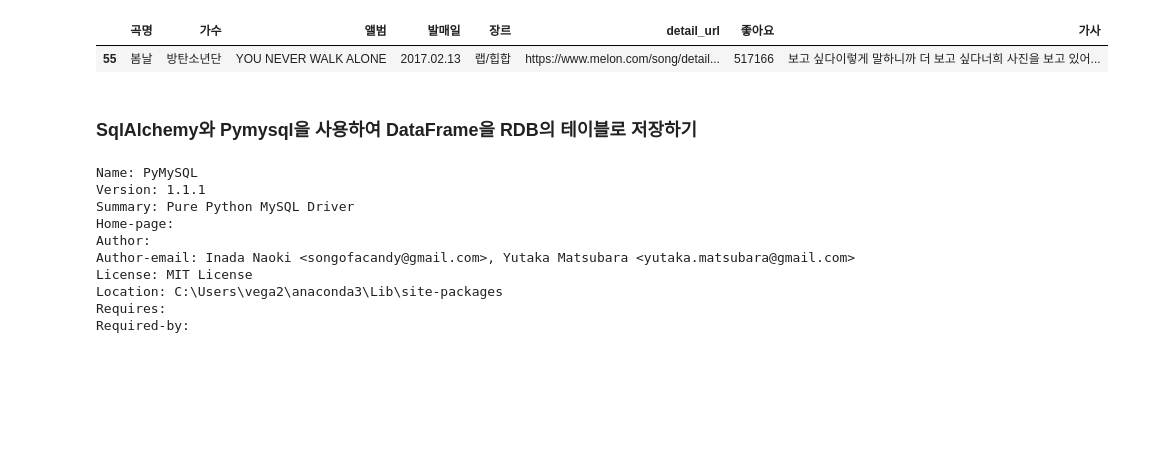
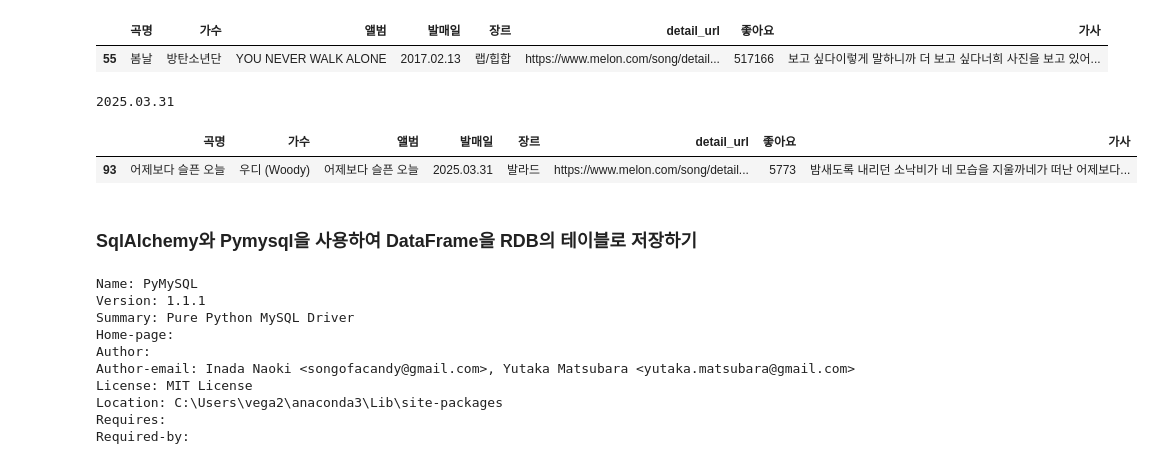
Before and after one commit to J-millar99/Python_Webscraping_Analysis, a Jupyter notebook: 04.Melon100차트_데이터파싱_DB저장.ipynb, the cells around one changed output. Cells and saved outputs as stored; diff of their text form; code cells hidden in the pictures; blank space fills up the shorter version.

```diff
--- a/04.Melon100차트_데이터파싱_DB저장.ipynb
+++ b/04.Melon100차트_데이터파싱_DB저장.ipynb
@@ -317,3 +322,10 @@ mean_list_value = song_df['좋아요'].mean()
+# %%
+print(song_df['발매일'].max())
+song_df.loc[song_df['발매일'].max() == song_df['발매일']]
+# %% [output]
+2025.03.31
+|  | 곡명 | 가수 | 앨범 | 발매일 | 장르 | detail_url | 좋아요 | 가사 |
+| 93 | 어제보다 슬픈 오늘 | 우디 (Woody) | 어제보다 슬픈 오늘 | 2025.03.31 | 발라드 | https://www.melon.com/song/detail... | 5773 | 밤새도록 내리던 소낙비가 네 모습을 지울까네가 떠난 어제보다... |
 # %% [markdown]
 ### SqlAlchemy와 Pymysql을 사용하여 DataFrame을 RDB의 테이블로 저장하기
 # %%
```
Also changed, not shown: parts of 2 cells of this notebook, 2 other files.
